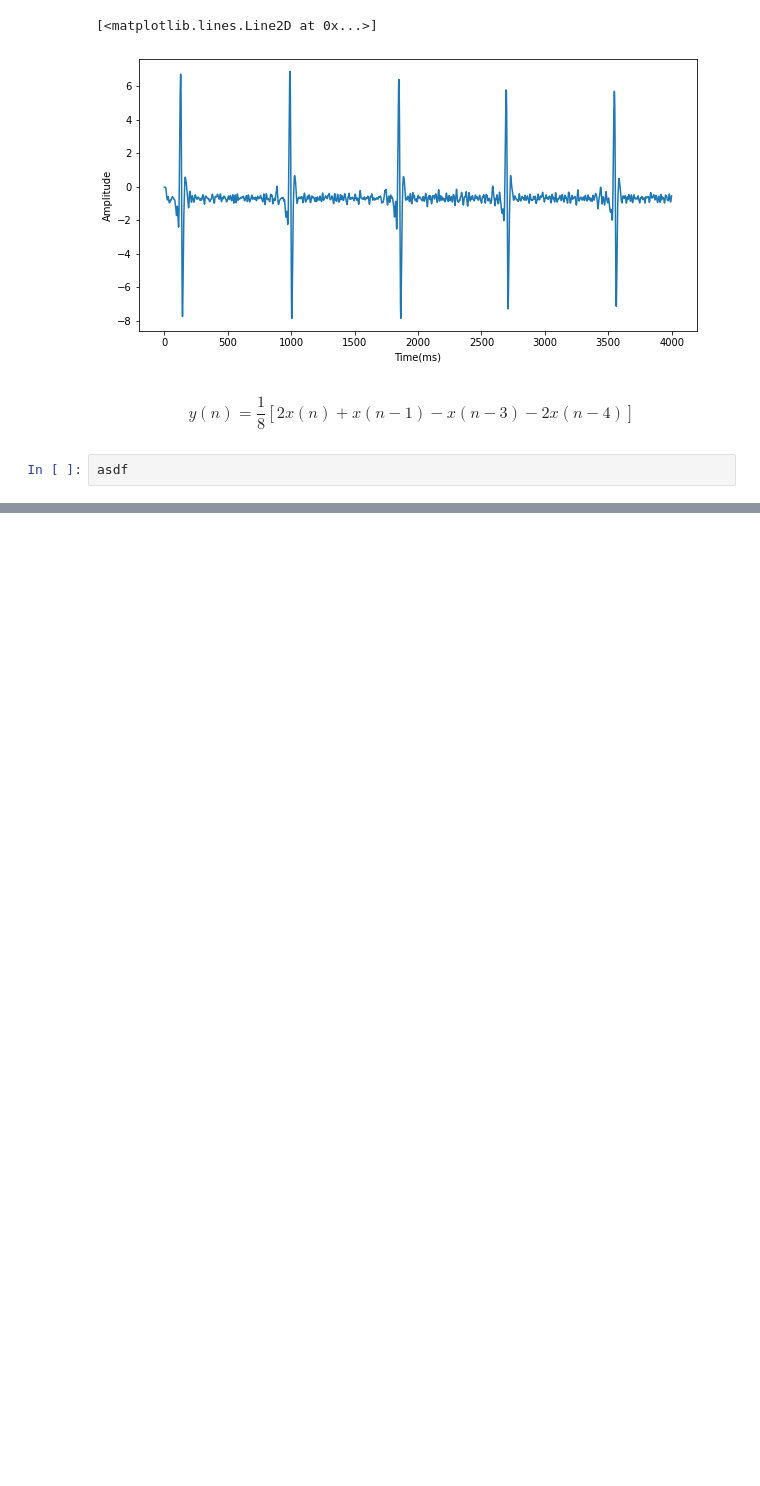
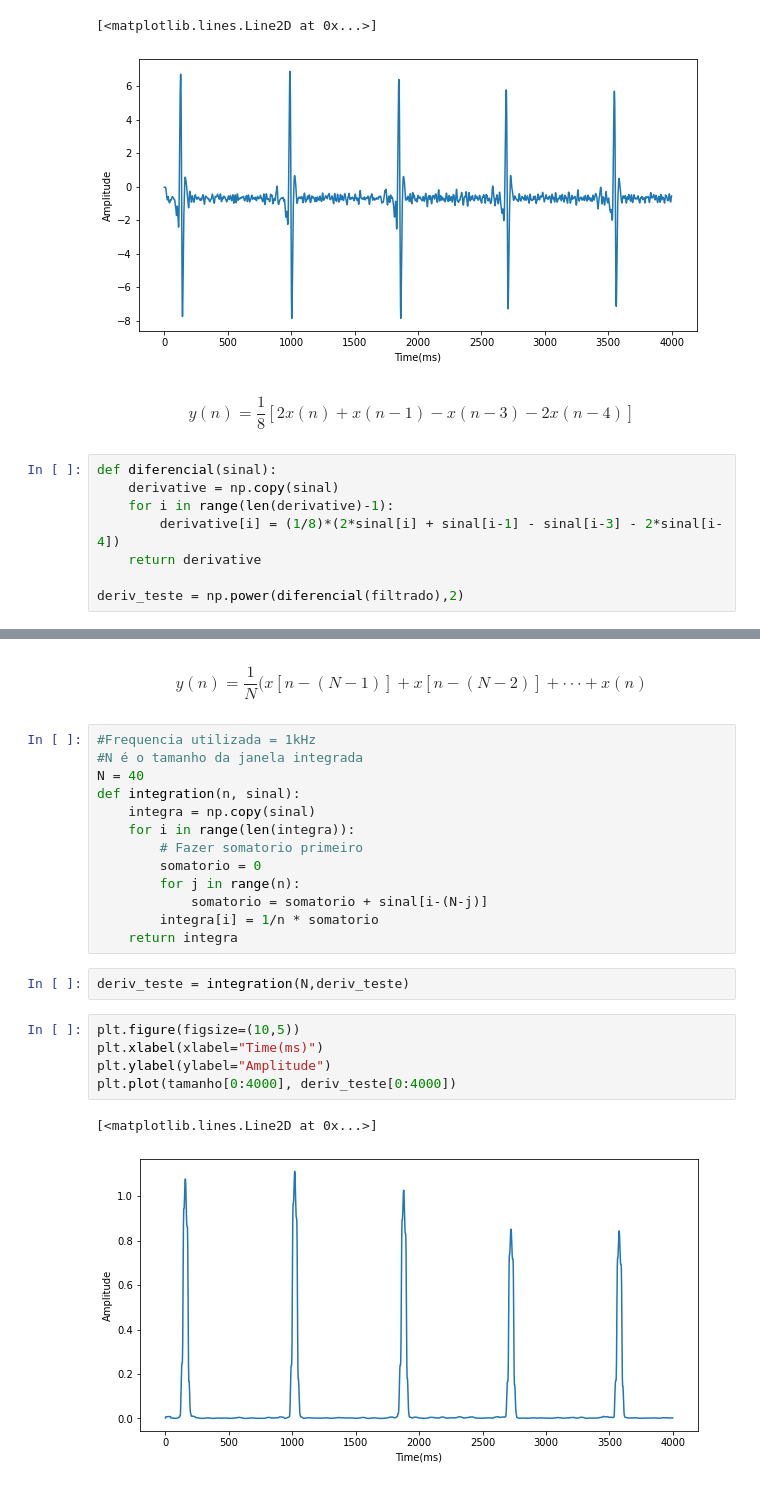
Before and after one commit to cgalvaojr1976/ic-ecg, a Jupyter notebook: models/PanTompkins.ipynb, the cells around one changed output, grey strips where cells are left out. Cells and saved outputs as stored; diff of their text form; blank space fills up the shorter version.

```diff
--- a/models/PanTompkins.ipynb
+++ b/models/PanTompkins.ipynb
@@ -109,4 +109,10 @@ plt.plot(tamanho[0:4000], filtrado[0:4000])
 # %% [markdown]
 $$y(n) = \frac{1}{8}[2x(n) + x(n-1) - x(n-3) - 2x(n - 4)]$$
 # %%
-asdf
+def diferencial(sinal):
+    derivative = np.copy(sinal)
+    for i in range(len(derivative)-1):
+        derivative[i] = (1/8)*(2*sinal[i] + sinal[i-1] - sinal[i-3] - 2*sinal[i-4])
+    return derivative
+
+deriv_teste = np.power(diferencial(filtrado),2)
@@ -112,0 +127,25 @@ asdf
+# %% [markdown]
+$$y(n) =\frac{1}{N}(x[n − (N − 1)] + x[n − (N − 2)] + · · · + x(n)$$
+# %%
+#Frequencia utilizada = 1kHz
+#N é o tamanho da janela integrada
+N = 40
+def integration(n, sinal):
+    integra = np.copy(sinal)
+    for i in range(len(integra)):
+        # Fazer somatorio primeiro
+        somatorio = 0
+        for j in range(n):
+            somatorio = somatorio + sinal[i-(N-j)]
+        integra[i] = 1/n * somatorio
+    return integra
+# %%
+deriv_teste = integration(N,deriv_teste)
+# %%
+plt.figure(figsize=(10,5))
+plt.xlabel(xlabel="Time(ms)")
+plt.ylabel(ylabel="Amplitude")
+plt.plot(tamanho[0:4000], deriv_teste[0:4000])
+# %% [output]
+[<matplotlib.lines.Line2D at 0x...>]
+[figure, added]
```
Also changed, not shown: parts of 6 cells of this notebook.
